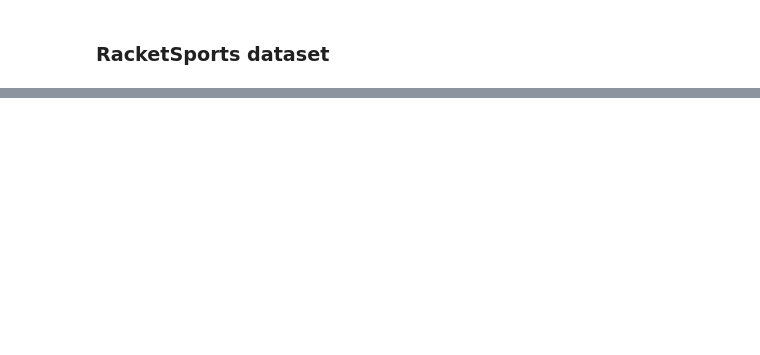
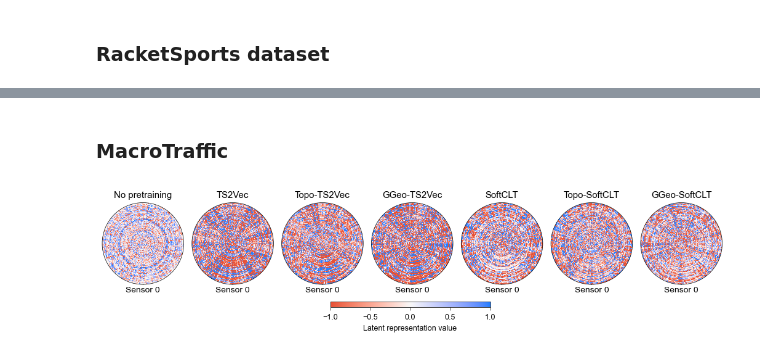
Before and after one commit to Yiru-Jiao/spclt, a Jupyter notebook: figures/visual.ipynb, the cells around one changed output, grey strips where cells are left out. Cells and saved outputs as stored; diff of their text form; code cells hidden in the pictures; blank space fills up the shorter version.

```diff
--- a/figures/visual.ipynb
+++ b/figures/visual.ipynb
@@ -649,0 +1235,2 @@ fig.savefig('RacketSports_latents.pdf', bbox_inches='tight', dpi=600)
+# %% [markdown]
+### MacroTraffic
@@ -649,0 +1283,6 @@ fig.savefig('RacketSports_latents.pdf', bbox_inches='tight', dpi=600)
+# %%
+loader = 'MacroTraffic'
+sample_idx = 0
+fig = plot_circular_embeddings(loader, sample_idx)
+# %% [output]
+[figure, added]
```
Also changed, not shown: parts of 54 cells of this notebook, 1 other file.
